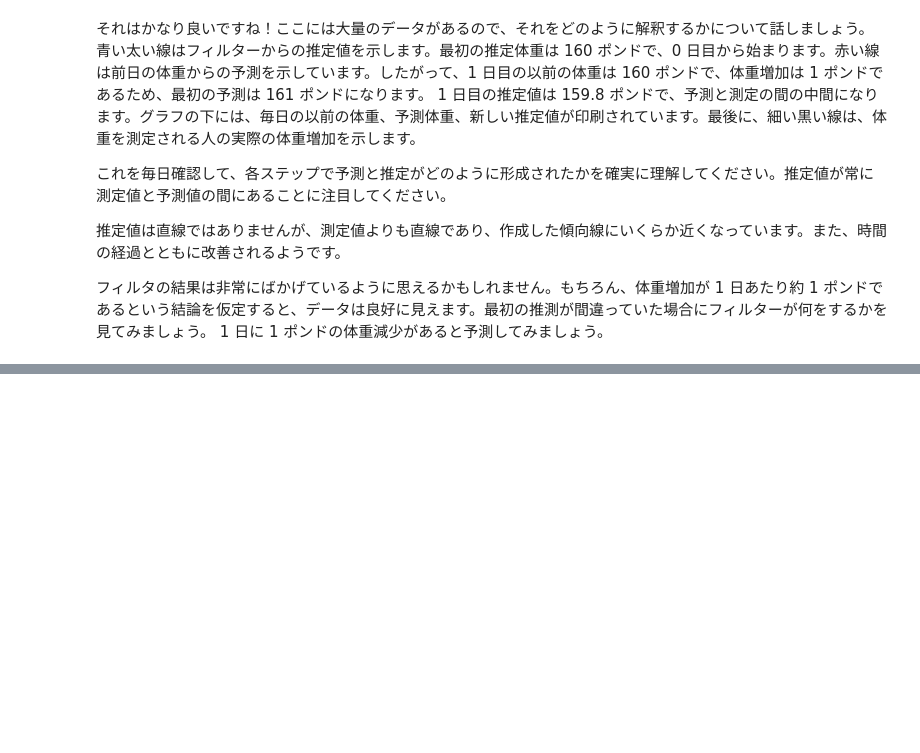
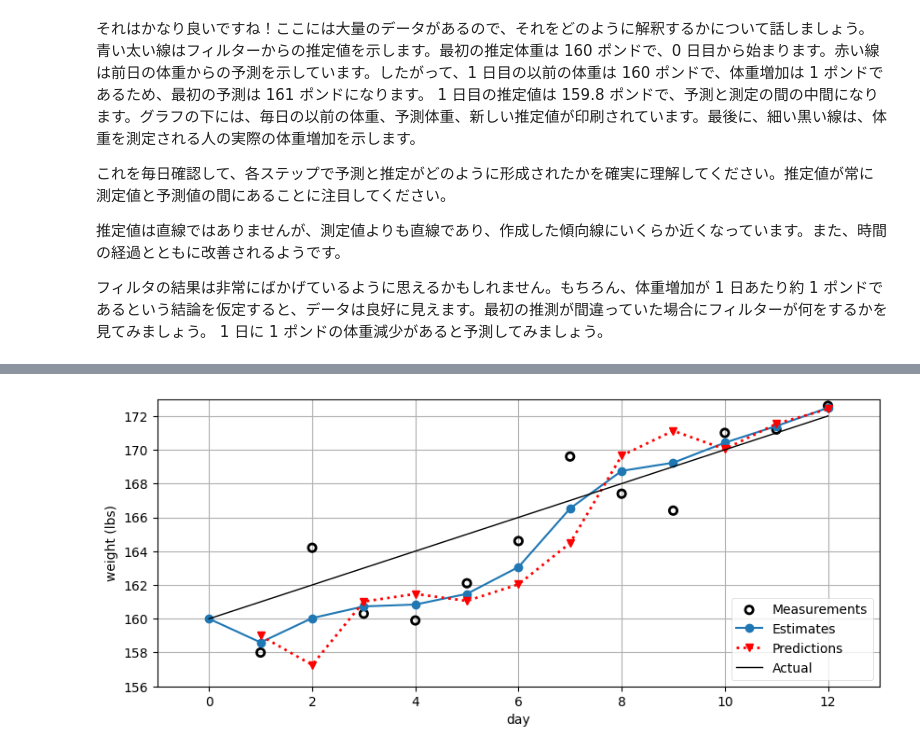
Before and after one commit to styuk/Time-Seriese, a Jupyter notebook: python/bayesfilter.ipynb, the cells around one changed output, grey strips where cells are left out. Saved outputs shown, nothing was run; the diff lists cells and outputs as text; code cells hidden in the pictures; blank space fills up the shorter version.

```diff
--- a/python/bayesfilter.ipynb
+++ b/python/bayesfilter.ipynb
@@ -295,0 +329,28 @@ weights
+# %%
+weight = 160
+gain_rate = -1.0
+
+time_step = 1
+weight_scale = 4./10
+gain_scale = 1./3
+estimates = [weight]
+predictions = []
+
+for z in weights:
+    # 予測するステップ
+    # 予測したweightをpredictionsというリストに追加
+    weight = weight + gain_rate*time_step
+    gain_rate = gain_rate
+    predictions.append(weight)
+
+    # ステップを更新する
+    residual = z - weight
+
+    gain_rate = gain_rate + gain_scale   * (residual/time_step)
+    weight    = weight    + weight_scale * residual
+
+    estimates.append(weight)
+
+gh.plot_gh_results(weights, estimates, predictions, [160, 172])
+# %% [output]
+[figure, added]
```
Also changed, not shown: parts of 14 cells of this notebook.
